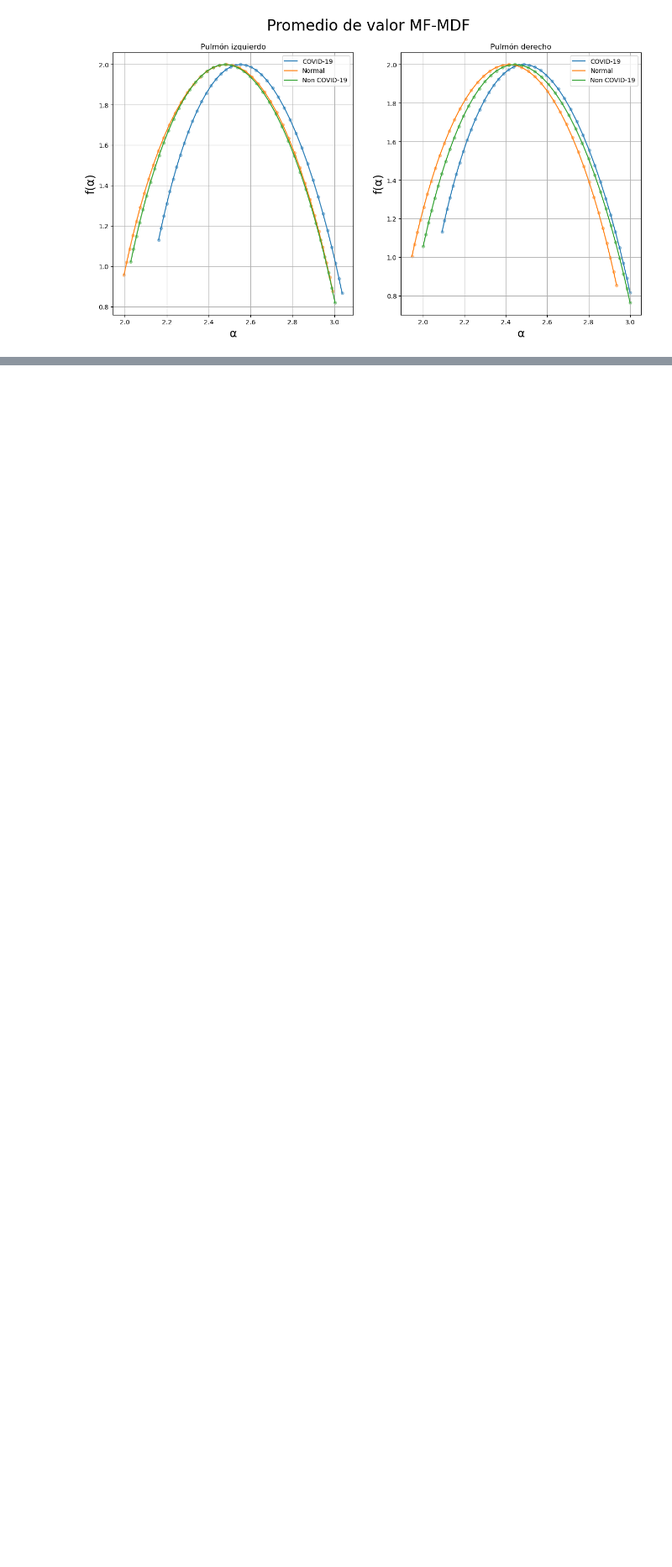
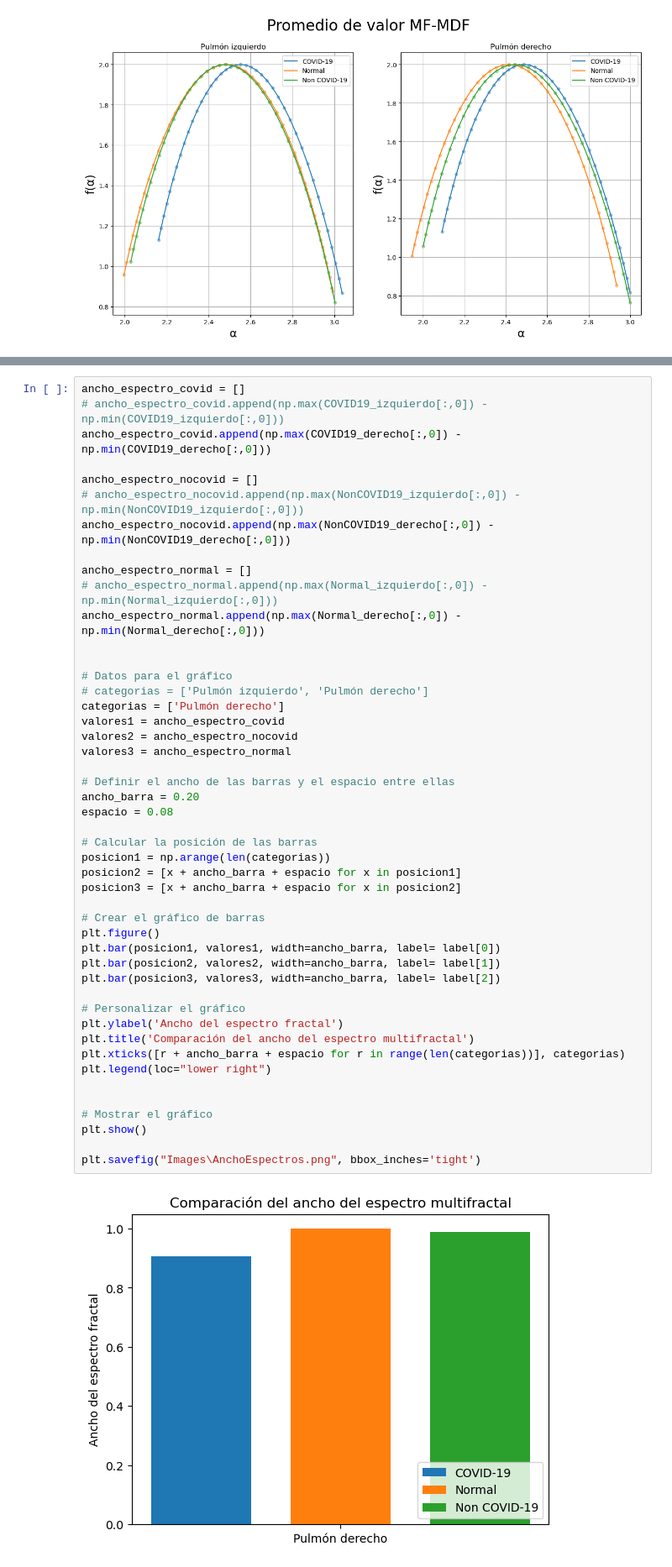
Before and after one commit to JardiGarci/CovidClassification, a Jupyter notebook: GeneraImages.ipynb, the cells around one changed output, grey strips where cells are left out. Shown at 84% size. Drawn from its saved outputs; the diff is of its cells as text; blank space fills up the shorter version.

```diff
--- a/GeneraImages.ipynb
+++ b/GeneraImages.ipynb
@@ -185,3 +213,52 @@ plt.errorbar(NonCOVID19_derecho[:,0],NonCOVID19_derecho[:,1],NonCOVID19_derecho[
 plt.savefig("Images\Errores_MF-MDF.png", bbox_inches='tight')
 # %% [output]
 [figure]
+# %%
+ancho_espectro_covid = []
+# ancho_espectro_covid.append(np.max(COVID19_izquierdo[:,0]) - np.min(COVID19_izquierdo[:,0]))
+ancho_espectro_covid.append(np.max(COVID19_derecho[:,0]) - np.min(COVID19_derecho[:,0]))
+
+ancho_espectro_nocovid = []
+# ancho_espectro_nocovid.append(np.max(NonCOVID19_izquierdo[:,0]) - np.min(NonCOVID19_izquierdo[:,0]))
+ancho_espectro_nocovid.append(np.max(NonCOVID19_derecho[:,0]) - np.min(NonCOVID19_derecho[:,0]))
+
+ancho_espectro_normal = []
+# ancho_espectro_normal.append(np.max(Normal_izquierdo[:,0]) - np.min(Normal_izquierdo[:,0]))
+ancho_espectro_normal.append(np.max(Normal_derecho[:,0]) - np.min(Normal_derecho[:,0]))
+
+
+# Datos para el gráfico
+# categorias = ['Pulmón izquierdo', 'Pulmón derecho']
+categorias = ['Pulmón derecho']
+valores1 = ancho_espectro_covid
+valores2 = ancho_espectro_nocovid
+valores3 = ancho_espectro_normal
+
+# Definir el ancho de las barras y el espacio entre ellas
+ancho_barra = 0.20
+espacio = 0.08
+
+# Calcular la posición de las barras
+posicion1 = np.arange(len(categorias))
+posicion2 = [x + ancho_barra + espacio for x in posicion1]
+posicion3 = [x + ancho_barra + espacio for x in posicion2]
+
+# Crear el gráfico de barras
+plt.figure()
+plt.bar(posicion1, valores1, width=ancho_barra, label= label[0])
+plt.bar(posicion2, valores2, width=ancho_barra, label= label[1])
+plt.bar(posicion3, valores3, width=ancho_barra, label= label[2])
+
+# Personalizar el gráfico
+plt.ylabel('Ancho del espectro fractal')
+plt.title('Comparación del ancho del espectro multifractal')
+plt.xticks([r + ancho_barra + espacio for r in range(len(categorias))], categorias)
+plt.legend(loc="lower right")
+
+
+# Mostrar el gráfico
+plt.show()
+
+plt.savefig("Images\AnchoEspectros.png", bbox_inches='tight')
+# %% [output]
+[figure, added]
```
Also changed, not shown: parts of 8 cells of this notebook, 10 other files.
